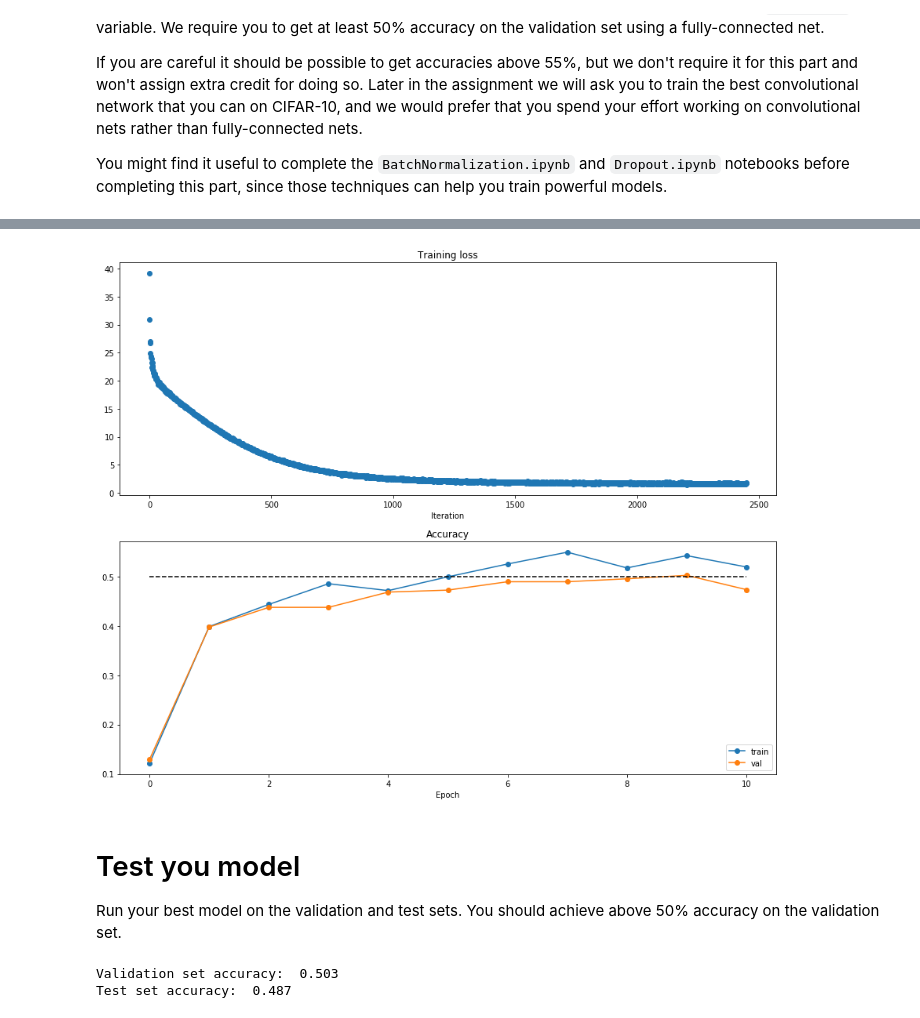
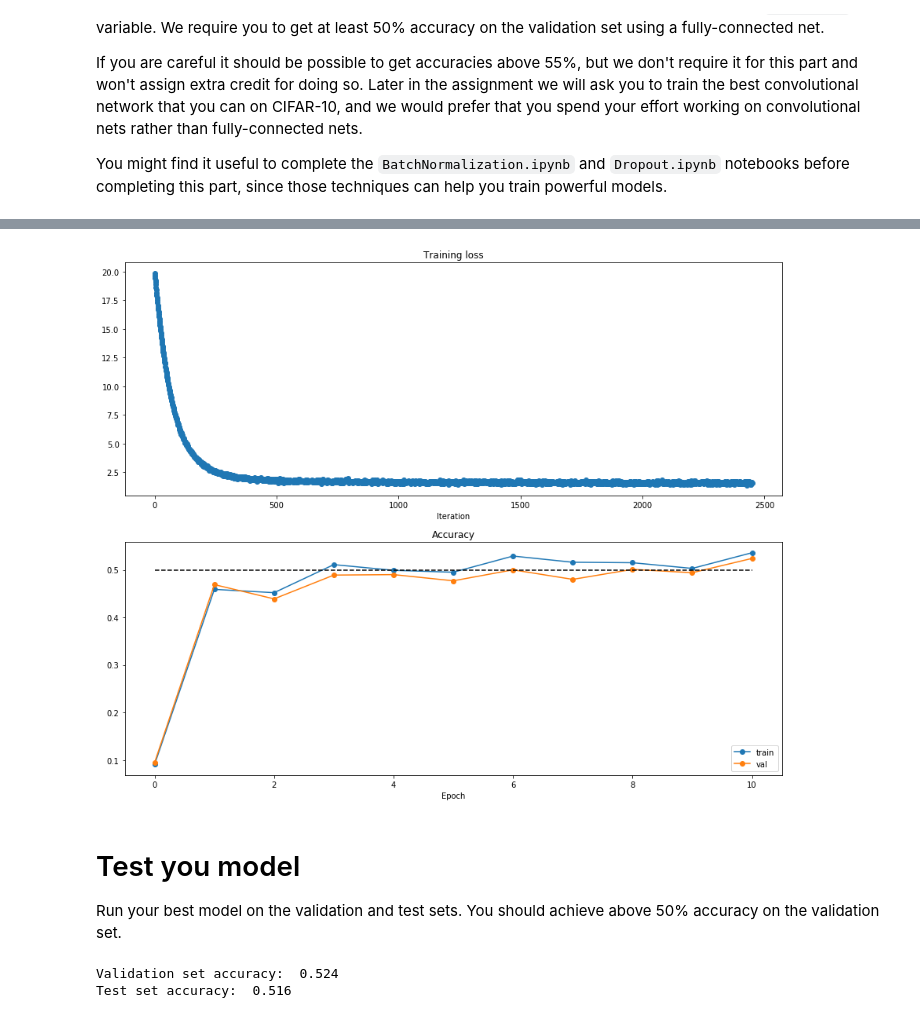
Before and after one commit to afcarl/courses-1, a Jupyter notebook: cs231n/assignment2/FullyConnectedNets.ipynb, the cells around one changed output, grey strips where cells are left out. Saved outputs shown, nothing was run; the diff lists cells and outputs as text; code cells hidden in the pictures.

```diff
--- a/cs231n/assignment2/FullyConnectedNets.ipynb
+++ b/cs231n/assignment2/FullyConnectedNets.ipynb
@@ -774,7 +774,7 @@ If you are careful it should be possible to get accuracies above 55%, but we don
 
 You might find it useful to complete the `BatchNormalization.ipynb` and `Dropout.ipynb` notebooks before completing this part, since those techniques can help you train powerful models.
 # %%
-best_model = FullyConnectedNet([100, 200, 100], weight_scale=5e-2, reg=0.04)
+best_model = FullyConnectedNet([100, 200, 100], weight_scale=5e-2, reg=0.04, use_batchnorm=True)
 
 solver = Solver(best_model, data,
               num_epochs=10, batch_size=200,
@@ -829,4 +829,4 @@ pass
-[figure, old version]
+[figure, new version]
 # %% [markdown]
 # Test you model
 Run your best model on the validation and test sets. You should achieve above 50% accuracy on the validation set.
@@ -836,5 +836,5 @@ y_val_pred = np.argmax(best_model.loss(data['X_val']), axis=1)
 print('Validation set accuracy: ', (y_val_pred == data['y_val']).mean())
 print('Test set accuracy: ', (y_test_pred == data['y_test']).mean())
 # %% [output]
-Validation set accuracy:  0.503
-Test set accuracy:  0.487
+Validation set accuracy:  0.524
+Test set accuracy:  0.516
```
Also changed, not shown: parts of 1 cell of this notebook, 2 other files.
